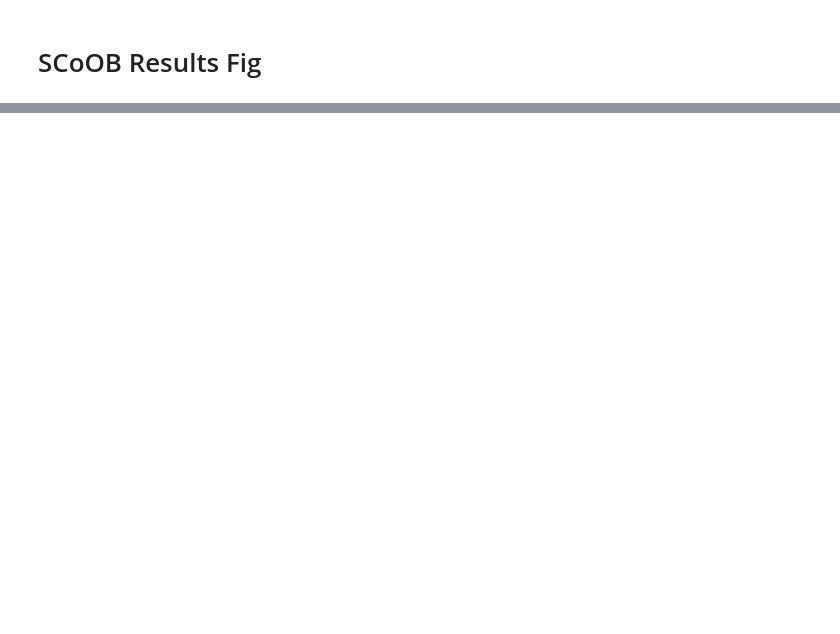
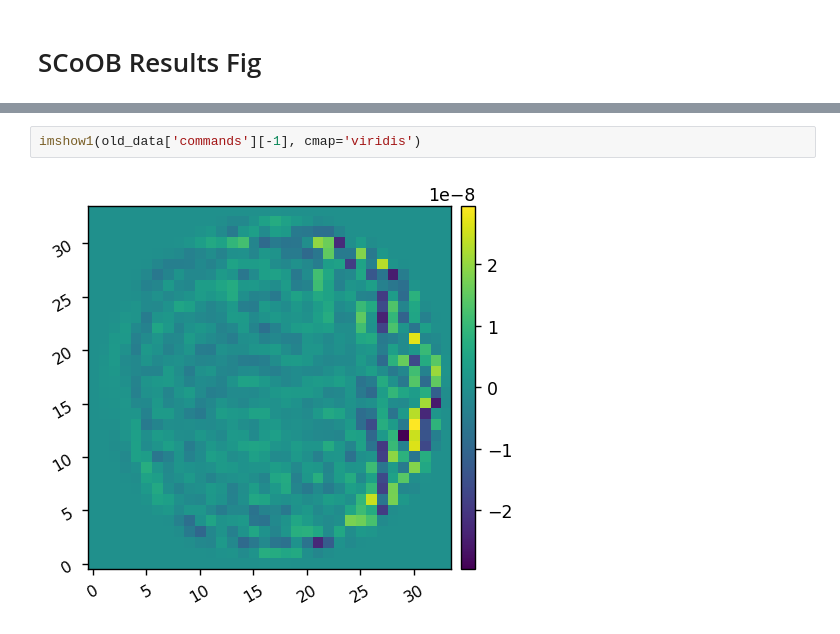
Before and after one commit to kian1377/aefc-vortex, a Jupyter notebook: scoob/make_scoob_figs.ipynb, the cells around one changed output, grey strips where cells are left out. Cells and saved outputs as stored; diff of their text form; blank space fills up the shorter version.

```diff
--- a/scoob/make_scoob_figs.ipynb
+++ b/scoob/make_scoob_figs.ipynb
@@ -101,3 +101,7 @@ imshows.plot_data_with_ref(
+# %%
+imshow1(old_data['commands'][-1], cmap='viridis')
+# %% [output]
+[figure, added]
 # %%
 from adefc_vortex import imshows
 reload(imshows)
```
Also changed, not shown: parts of 5 cells of this notebook, 11 other files.
